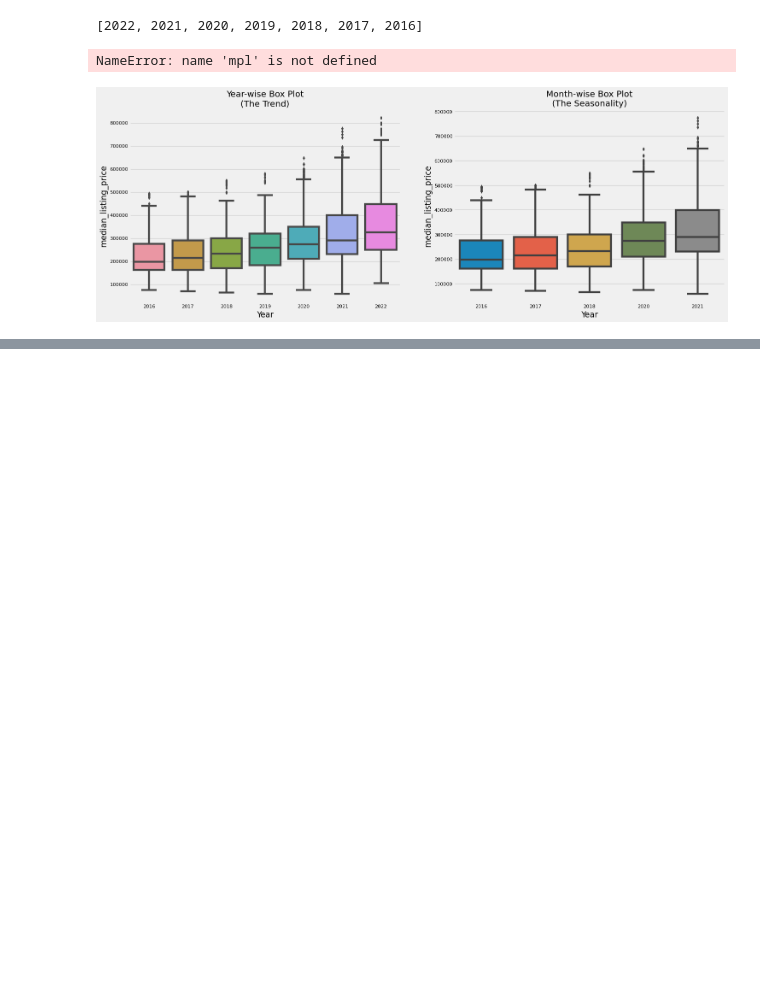
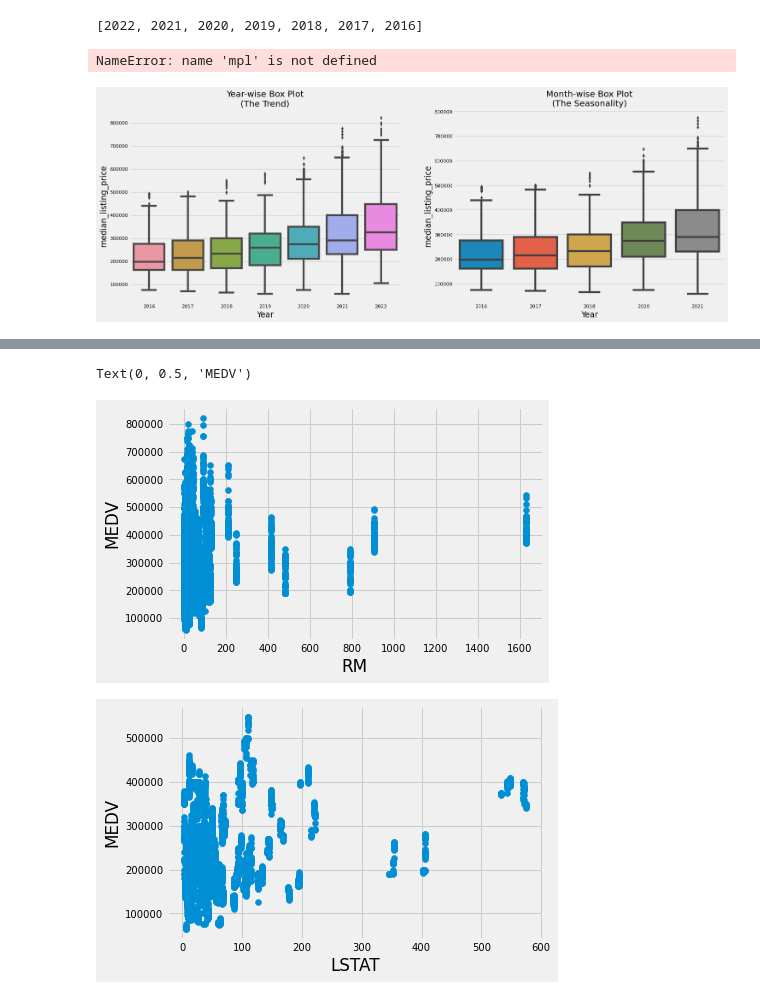
Before and after one commit to ksommerdorf/FinalProject, a Jupyter notebook: boxplots.ipynb, the cells around one changed output, grey strips where cells are left out. Drawn from its saved outputs; the diff is of its cells as text; code cells hidden in the pictures; blank space fills up the shorter version.

```diff
--- a/boxplots.ipynb
+++ b/boxplots.ipynb
@@ -93,0 +109,15 @@ plt.show()
+# %%
+#Scatter plot to observe the correlations between the features that are highly correlated with MEDV
+target_var = df['median_listing_price']
+plot1 = plt.figure(1)
+plt.scatter(df['Number_of_Parks'],target_var)
+plt.xlabel('RM')
+plt.ylabel('MEDV')
+plot2 = plt.figure(2)
+plt.scatter(df['Number_of_Schools'],target_var)
+plt.xlabel('LSTAT')
+plt.ylabel('MEDV')
+# %% [output]
+Text(0, 0.5, 'MEDV')
+[figure, added]
+[figure, added]
```
Also changed, not shown: parts of 9 cells of this notebook.
